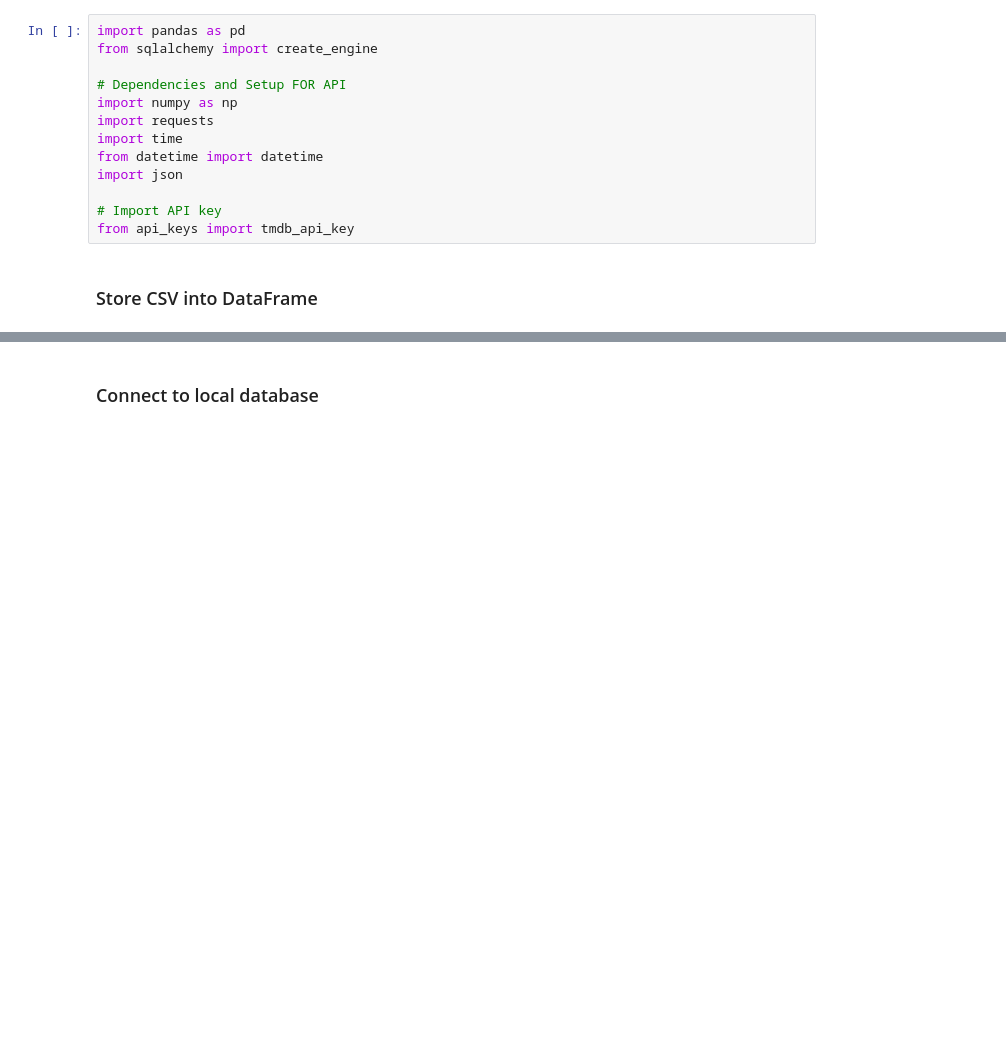
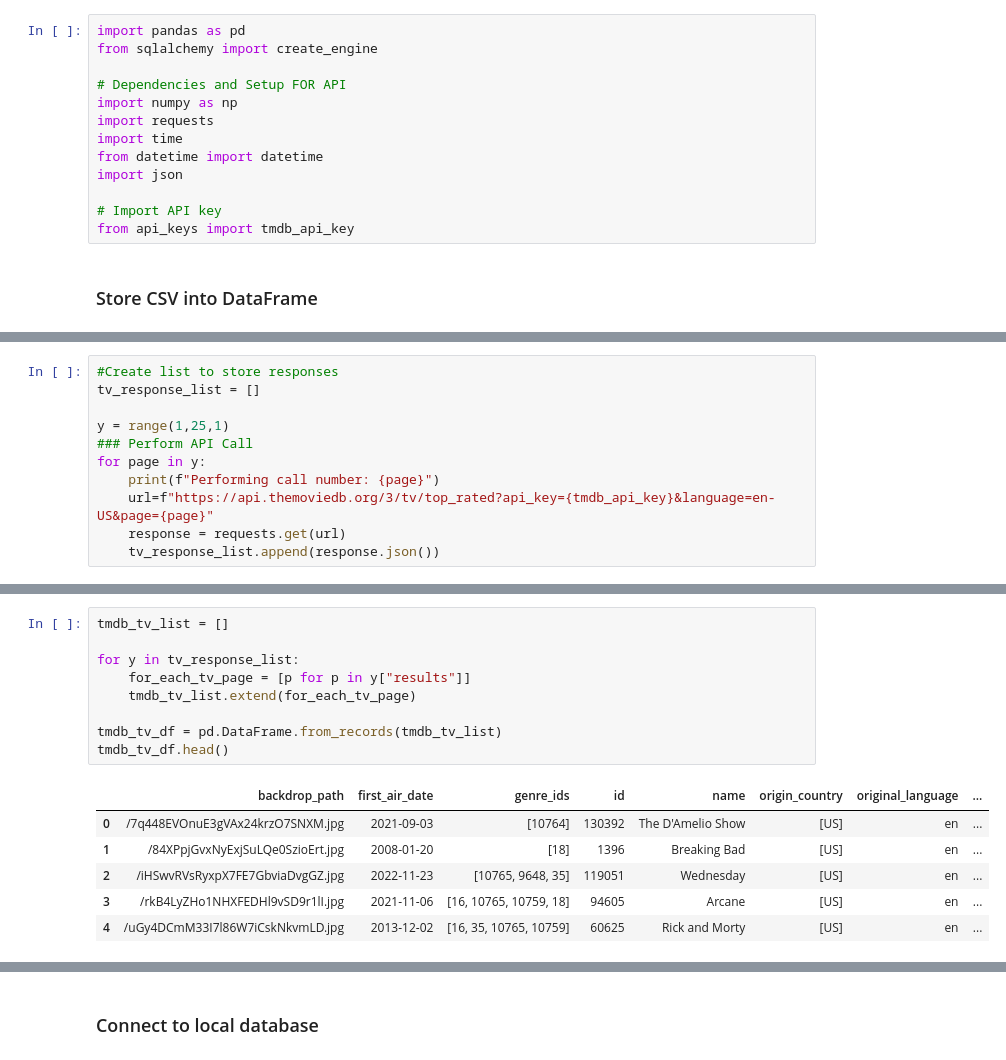
Before and after one commit to joshuasamuel4825/Movies-ETL, a Jupyter notebook: data_etl.ipynb, the cells around one changed output, grey strips where cells are left out. Saved outputs shown, nothing was run; the diff lists cells and outputs as text; blank space fills up the shorter version.

```diff
--- a/data_etl.ipynb
+++ b/data_etl.ipynb
@@ -37,0 +110,11 @@ netflix_titles_df.head()
+# %%
+#Create list to store responses
+tv_response_list = []
+
+y = range(1,25,1)
+### Perform API Call
+for page in y:
+    print(f"Performing call number: {page}")
+    url=f"https://api.themoviedb.org/3/tv/top_rated?api_key={tmdb_api_key}&language=en-US&page={page}"
+    response = requests.get(url)
+    tv_response_list.append(response.json())
@@ -37,0 +177,16 @@ netflix_titles_df.head()
+# %%
+tmdb_tv_list = []
+
+for y in tv_response_list:
+    for_each_tv_page = [p for p in y["results"]]
+    tmdb_tv_list.extend(for_each_tv_page)
+
+tmdb_tv_df = pd.DataFrame.from_records(tmdb_tv_list)
+tmdb_tv_df.head()
+# %% [output]
+|  | backdrop_path | first_air_date | genre_ids | id | name | origin_country | original_language | ... |
+| 0 | /7q448EVOnuE3gVAx24krzO7SNXM.jpg | 2021-09-03 | [10764] | 130392 | The D'Amelio Show | [US] | en | ... |
+| 1 | /84XPpjGvxNyExjSuLQe0SzioErt.jpg | 2008-01-20 | [18] | 1396 | Breaking Bad | [US] | en | ... |
+| 2 | /iHSwvRVsRyxpX7FE7GbviaDvgGZ.jpg | 2022-11-23 | [10765, 9648, 35] | 119051 | Wednesday | [US] | en | ... |
+| 3 | /rkB4LyZHo1NHXFEDHl9vSD9r1lI.jpg | 2021-11-06 | [16, 10765, 10759, 18] | 94605 | Arcane | [US] | en | ... |
+| 4 | /uGy4DCmM33I7l86W7iCskNkvmLD.jpg | 2013-12-02 | [16, 35, 10765, 10759] | 60625 | Rick and Morty | [US] | en | ... |
```
Also changed, not shown: parts of 34 cells of this notebook.
